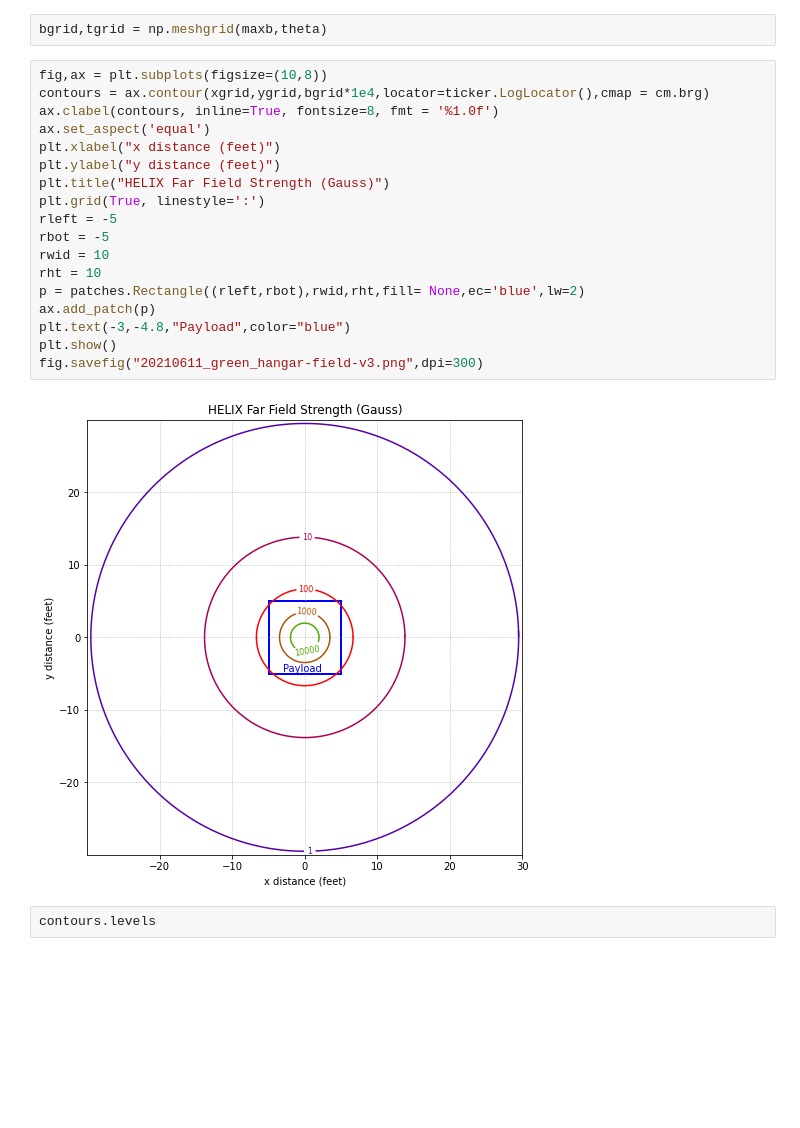
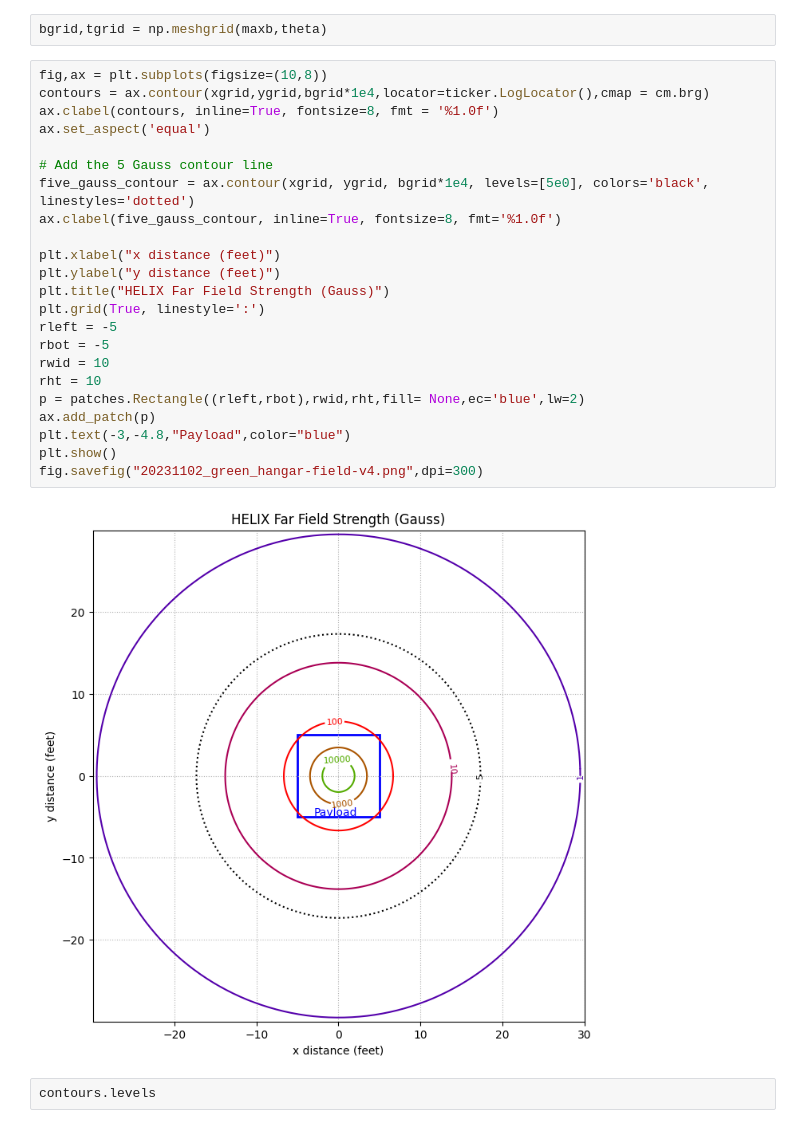
Before and after one commit to greenspaceexplorer/helix-bfield-old, a Jupyter notebook: far_field.ipynb, the cells around one changed output. Cells and saved outputs as stored; diff of their text form; blank space fills up the shorter version.

Commit message:
Updated hangar field

```diff
--- a/far_field.ipynb
+++ b/far_field.ipynb
@@ -73,23 +73,28 @@ bgrid,tgrid = np.meshgrid(maxb,theta)
 # %%
 fig,ax = plt.subplots(figsize=(10,8))
 contours = ax.contour(xgrid,ygrid,bgrid*1e4,locator=ticker.LogLocator(),cmap = cm.brg)
 ax.clabel(contours, inline=True, fontsize=8, fmt = '%1.0f')
 ax.set_aspect('equal')
+
+# Add the 5 Gauss contour line
+five_gauss_contour = ax.contour(xgrid, ygrid, bgrid*1e4, levels=[5e0], colors='black', linestyles='dotted')
+ax.clabel(five_gauss_contour, inline=True, fontsize=8, fmt='%1.0f')
+
 plt.xlabel("x distance (feet)")
 plt.ylabel("y distance (feet)")
 plt.title("HELIX Far Field Strength (Gauss)")
 plt.grid(True, linestyle=':')
 rleft = -5
 rbot = -5
 rwid = 10
 rht = 10
 p = patches.Rectangle((rleft,rbot),rwid,rht,fill= None,ec='blue',lw=2)
 ax.add_patch(p)
 plt.text(-3,-4.8,"Payload",color="blue")
 plt.show()
-fig.savefig("20210611_green_hangar-field-v3.png",dpi=300)
+fig.savefig("20231102_green_hangar-field-v4.png",dpi=300)
 # %% [output]
-[figure, old version]
+[figure, new version]
 # %%
 contours.levels
 # %% [output]
```
Also changed, not shown: parts of 5 cells of this notebook, 9 other files.
